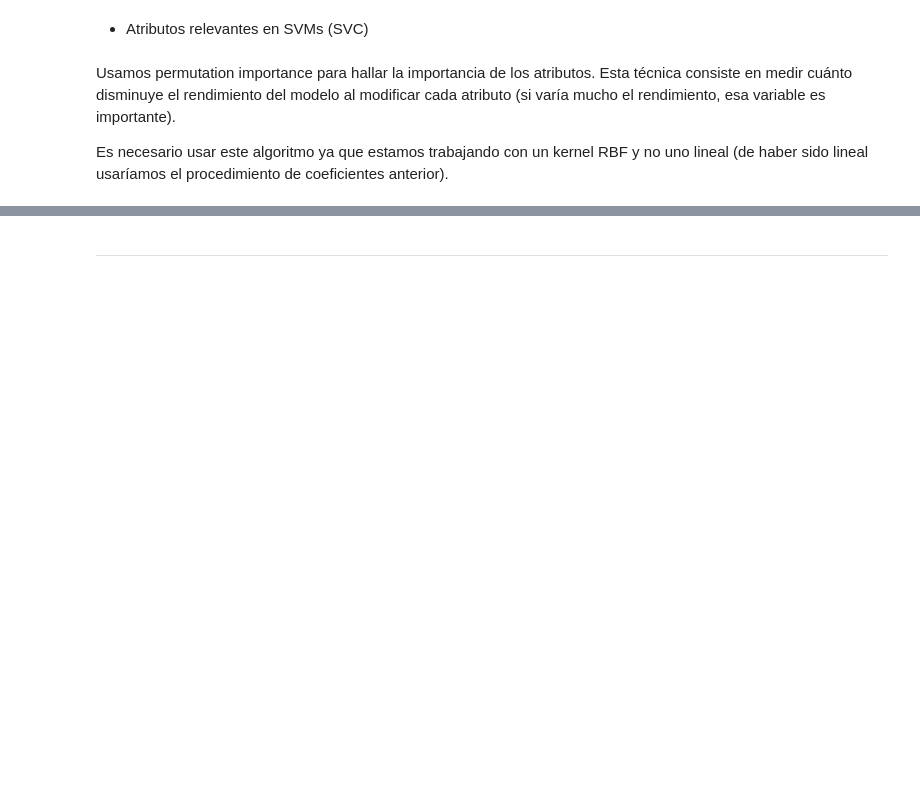
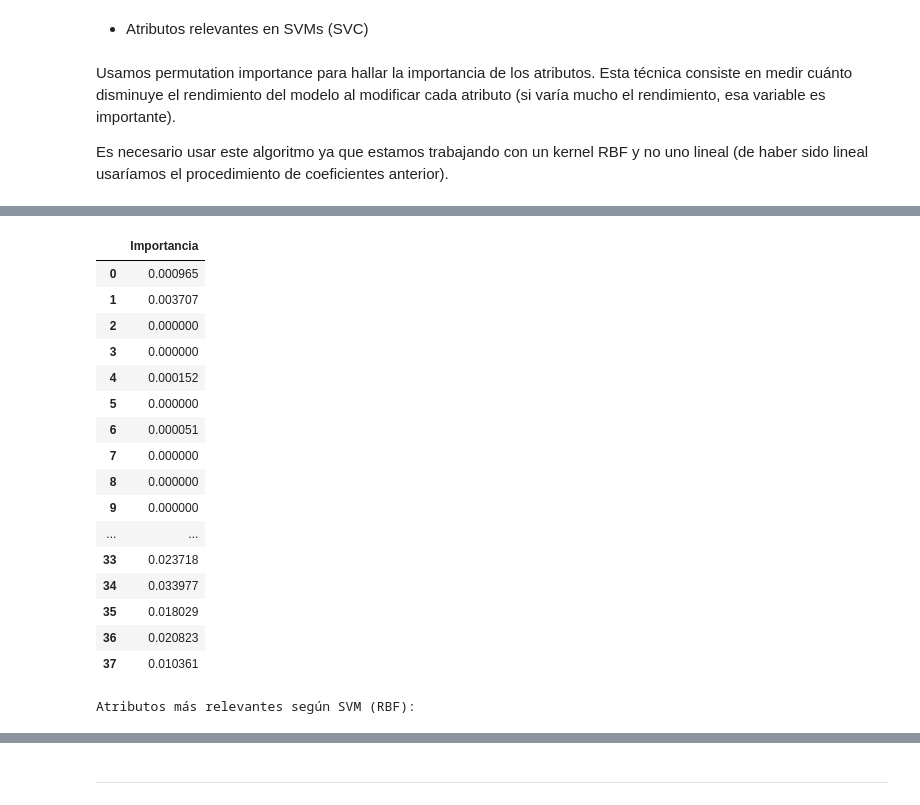
Before and after one commit to kevinMGII/Grupo7-Practica1, a Jupyter notebook: Grupo7_Practica1.ipynb, the cells around one changed output, grey strips where cells are left out. Drawn from its saved outputs; the diff is of its cells as text; code cells hidden in the pictures; blank space fills up the shorter version.

```diff
--- a/Grupo7_Practica1.ipynb
+++ b/Grupo7_Practica1.ipynb
@@ -1080,48 +1098,36 @@ Usamos permutation importance para hallar la importancia de los atributos. Esta
 
 Es necesario usar este algoritmo ya que estamos trabajando con un kernel RBF y no uno lineal (de haber sido lineal usaríamos el procedimiento de coeficientes anterior).
 # %%
-from sklearn.inspection import permutation_importance
-from sklearn.svm import SVC
-from sklearn.pipeline import Pipeline
-from sklearn.impute import SimpleImputer
-from sklearn.preprocessing import StandardScaler
-import numpy as np
-import pandas as pd
-
-# Definir el pipeline con imputación, escalado y mejores parámetros para el modelo SVM
 pipeline_svm = Pipeline([
-    ('imputer', SimpleImputer(strategy="median")),  # Rellenar valores faltantes con la media
-    ('scaler', RobustScaler()),                # Normalizar los datos
-    ('model', SVC(C=20, kernel='rbf', random_state=NIA))           # SVM con los mejores hiperparámetros encontrados
+    ('imputer', SimpleImputer(strategy="median")),                              # Rellenamos valores faltantes con la media
+    ('scaler', RobustScaler()),                                                 # Normalizamos los datos
+    ('model', SVC(C=20, kernel='rbf', random_state=NIA))                        # Ponemos el SVM con los mejores hiperparámetros encontrados
 ])
 
-# Entrenar el modelo con el pipeline
-pipeline_svm.fit(X_train, y_train)
+pipeline_svm.fit(X_train, y_train)                                              # Entrenamos el pipeline con los datos de entrenamiento
 
-# Calcular permutation importance
-result = permutation_importance(
-    pipeline_svm,
-    X_train,
-    y_train,
-    n_repeats=10,
-    random_state=NIA
+result = permutation_importance(                                                # Calculamos la importancia de atributos por permutación
+    pipeline_svm,                                                               # Usamos el modelo entrenado
+    X_train,                                                                    # Usamos los datos de entrenamiento
+    y_train,                                                                    # Etiquetas
+    n_repeats=10,                                                               # Número de permutaciones que queremos poner por atributo
+    random_state=NIA                                                            # Semilla con el NIA para reproducibilidad de resultados
 )
 
-# Obtener la importancia promedio
-feature_importance_svm = result.importances_mean
+feature_importance_svm = result.importances_mean                                # Obtenemos la importancia de cada atributo
 
-print("Importancia de atributos en SVM (RBF):", feature_importance_svm)
+print("Importancia de atributos en SVM (RBF):")
+display(pd.DataFrame(feature_importance_svm, columns=["Importancia"]))          # Mostramos en formato de tabla la importancia de todos los atributos
 
-# Crear DataFrame con los resultados
-feature_names = X_train.columns
-df_importance_svm = pd.DataFrame({
-    'Atributo': feature_names,
-    'Importancia': feature_importance_svm
+feature_names = X_train.columns                                                 # Obtenemos los nombres de las cols
+
+df_importance_svm = pd.DataFrame({                                              # Creamos un DataFrame con atributos e importancia
+    'Atributo': feature_names,                                                  # Nombre de cada columna
+    'Importancia': feature_importance_svm                                       # Es el valor de la importancia asociada a cada atributo
 })
 
-# Ordenar por importancia
-df_importance_svm = df_importance_svm.sort_values(by="Importancia", ascending=False)
+df_importance_svm = df_importance_svm.sort_values(by="Importancia", ascending=False)           # Valor de la importancia asociada a cada atributo
 
 print("\nAtributos más relevantes según SVM (RBF):")
-print(df_importance_svm.head(10))  # Muestra los 10 atributos más importantes
+display(df_importance_svm.head(10))                                               # Mostramos los 10 atributos más relevantes
 # %% [output]
@@ -1144,0 +1135,18 @@ Atributos más relevantes según SVM (RBF):
+|  | Importancia |
+| 0 | 0.000965 |
+| 1 | 0.003707 |
+| 2 | 0.000000 |
+| 3 | 0.000000 |
+| 4 | 0.000152 |
+| 5 | 0.000000 |
+| 6 | 0.000051 |
+| 7 | 0.000000 |
+| 8 | 0.000000 |
+| 9 | 0.000000 |
+| ... | ... |
+| 33 | 0.023718 |
+| 34 | 0.033977 |
+| 35 | 0.018029 |
+| 36 | 0.020823 |
+| 37 | 0.010361 |
+Atributos más relevantes según SVM (RBF):
```
Also changed, not shown: parts of 39 cells of this notebook.
